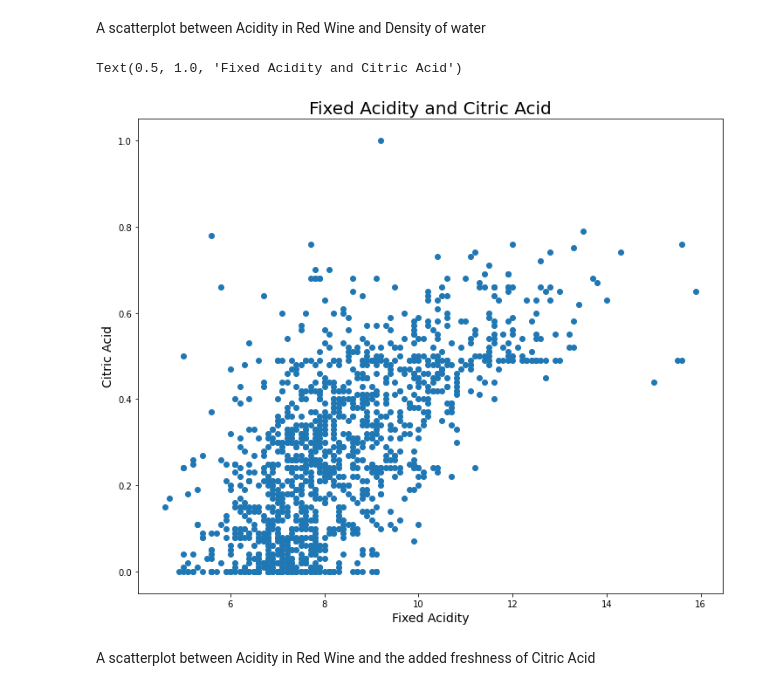
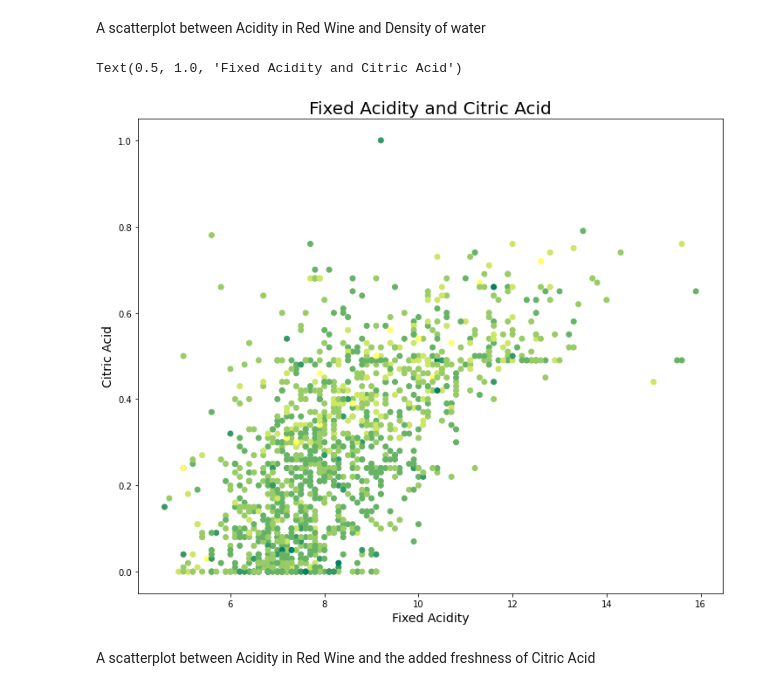
Before and after one commit to RazgrizGhost/Project-2, a Jupyter notebook: Project_2_Part_4_JV.ipynb, the cells around one changed output. Cells and saved outputs as stored; diff of their text form; code cells hidden in the pictures.

```diff
--- a/Project_2_Part_4_JV.ipynb
+++ b/Project_2_Part_4_JV.ipynb
@@ -175,13 +176,13 @@ ax.set_title("Density and Fixed Acidity")
 A scatterplot between Acidity in Red Wine and Density of water
 # %%
 fig, ax = plt.subplots(figsize=(12,10))
-ax.scatter(df["fixed acidity"], df["citric acid"])
+ax.scatter(df["fixed acidity"], df["citric acid"], c = df["quality"], cmap = "summer")
 ax.set_xlabel("Fixed Acidity", fontsize = 14)
 ax.set_ylabel("Citric Acid", fontsize = 14)
 ax.set_title("Fixed Acidity and Citric Acid", fontsize = 20)
 # %% [output]
 Text(0.5, 1.0, 'Fixed Acidity and Citric Acid')
-[figure, old version]
+[figure, new version]
 # %% [markdown]
 A scatterplot between Acidity in Red Wine and the added freshness of Citric Acid
 # %%
```
Also changed, not shown: parts of 12 cells of this notebook.
